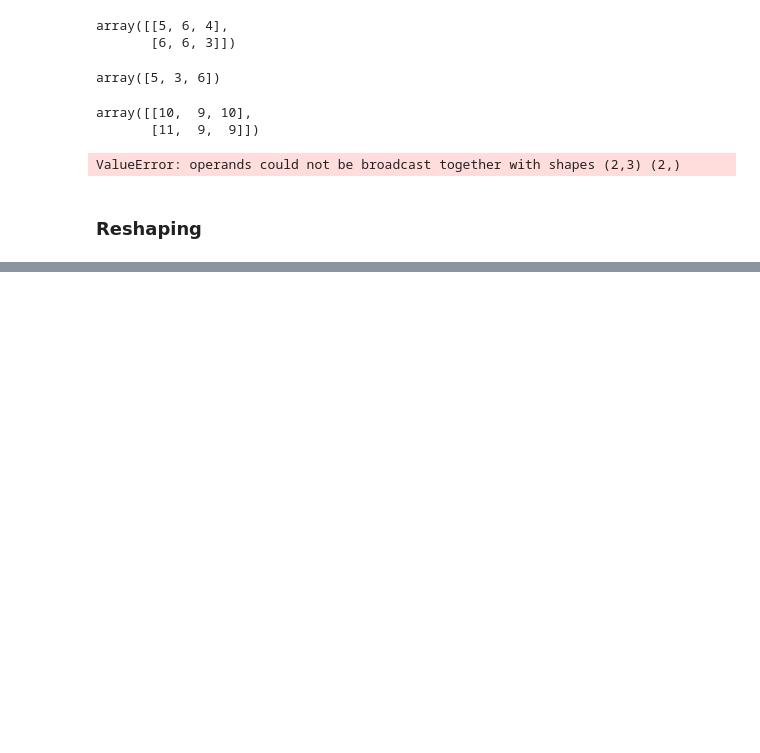
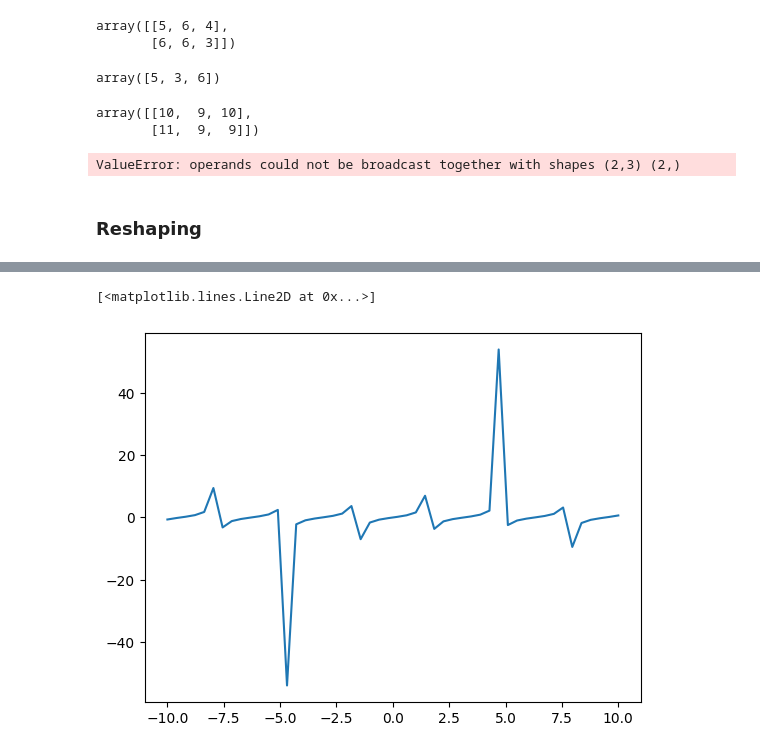
Before and after one commit to OxwardInc/Industrial-Training, a Jupyter notebook: Class/Week 14/boadcasting.ipynb, the cells around one changed output, grey strips where cells are left out. Drawn from its saved outputs; the diff is of its cells as text; code cells hidden in the pictures; blank space fills up the shorter version.

```diff
--- a/Class/Week 14/boadcasting.ipynb
+++ b/Class/Week 14/boadcasting.ipynb
@@ -55,0 +176,5 @@ ValueError: operands could not be broadcast together with shapes (2,3) (2,)
+# %%
+plt.plot(x, y2)
+# %% [output]
+[<matplotlib.lines.Line2D at 0x...>]
+[figure, added]
```
Also changed, not shown: parts of 34 cells of this notebook.
